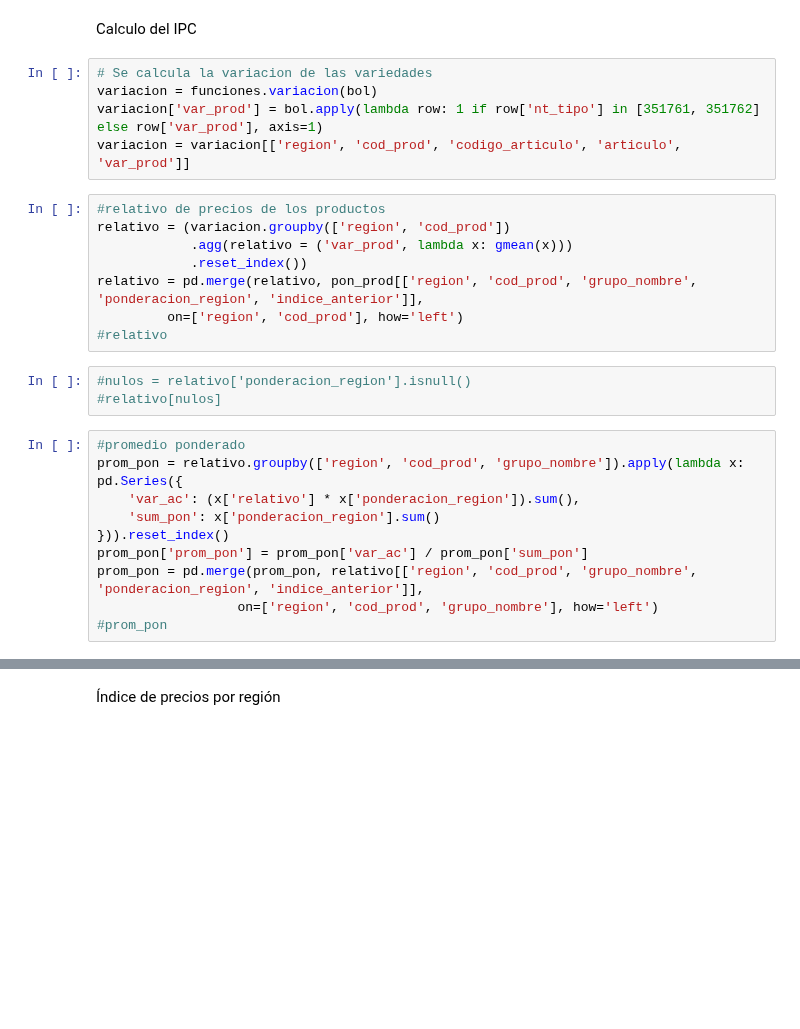
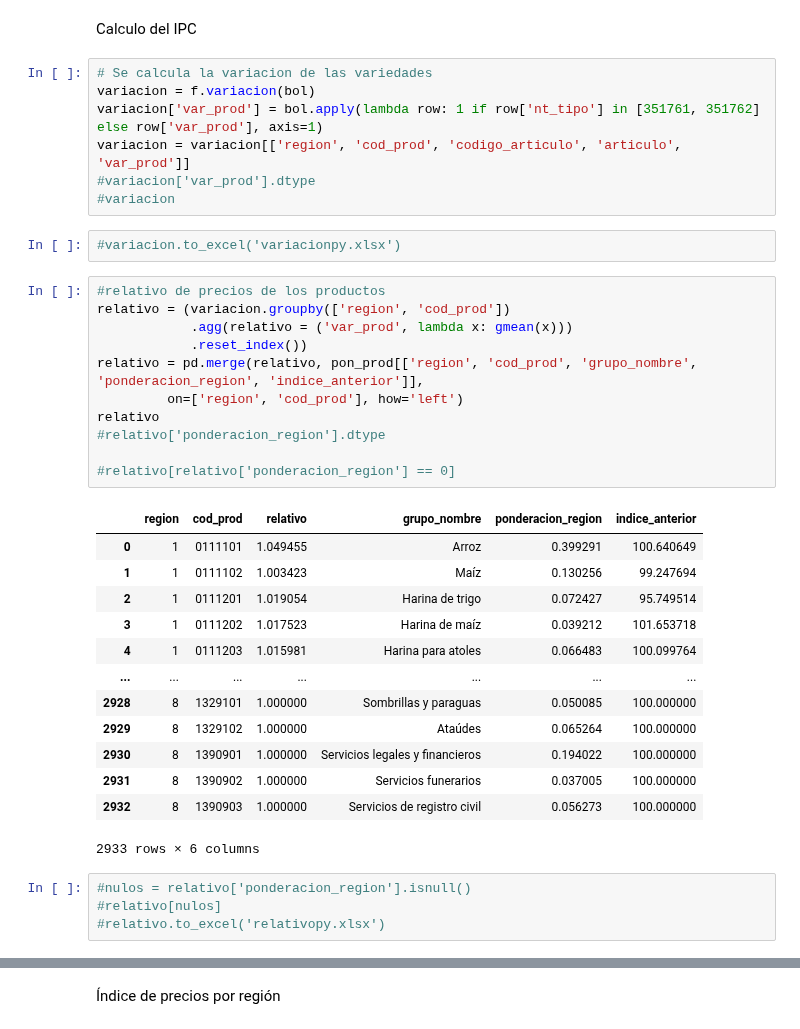
Before and after one commit to ShannonNCM/ComparacionCalculoIPC, a Jupyter notebook: python/ipc2024_python.ipynb, the cells around one changed output, grey strips where cells are left out. Drawn from its saved outputs; the diff is of its cells as text; blank space fills up the shorter version.

```diff
--- a/python/ipc2024_python.ipynb
+++ b/python/ipc2024_python.ipynb
@@ -100,27 +111,39 @@ pon_prod['ponderacion_region'].isnull().sum()
 Calculo del IPC
 # %%
 # Se calcula la variacion de las variedades
-variacion = funciones.variacion(bol)
+variacion = f.variacion(bol)
 variacion['var_prod'] = bol.apply(lambda row: 1 if row['nt_tipo'] in [351761, 351762] else row['var_prod'], axis=1)
 variacion = variacion[['region', 'cod_prod', 'codigo_articulo', 'articulo', 'var_prod']]
+#variacion['var_prod'].dtype
+#variacion
+# %%
+#variacion.to_excel('variacionpy.xlsx')
 # %%
 #relativo de precios de los productos
 relativo = (variacion.groupby(['region', 'cod_prod'])
             .agg(relativo = ('var_prod', lambda x: gmean(x)))
             .reset_index())
 relativo = pd.merge(relativo, pon_prod[['region', 'cod_prod', 'grupo_nombre', 'ponderacion_region', 'indice_anterior']],
          on=['region', 'cod_prod'], how='left')
-#relativo
+relativo
+#relativo['ponderacion_region'].dtype
+
+#relativo[relativo['ponderacion_region'] == 0]
+# %% [output]
+|  | region | cod_prod | relativo | grupo_nombre | ponderacion_region | indice_anterior |
+| 0 | 1 | 0111101 | 1.049455 | Arroz | 0.399291 | 100.640649 |
+| 1 | 1 | 0111102 | 1.003423 | Maíz | 0.130256 | 99.247694 |
+| 2 | 1 | 0111201 | 1.019054 | Harina de trigo | 0.072427 | 95.749514 |
+| 3 | 1 | 0111202 | 1.017523 | Harina de maíz | 0.039212 | 101.653718 |
+| 4 | 1 | 0111203 | 1.015981 | Harina para atoles | 0.066483 | 100.099764 |
+| ... | ... | ... | ... | ... | ... | ... |
+| 2928 | 8 | 1329101 | 1.000000 | Sombrillas y paraguas | 0.050085 | 100.000000 |
+| 2929 | 8 | 1329102 | 1.000000 | Ataúdes | 0.065264 | 100.000000 |
+| 2930 | 8 | 1390901 | 1.000000 | Servicios legales y financieros | 0.194022 | 100.000000 |
+| 2931 | 8 | 1390902 | 1.000000 | Servicios funerarios | 0.037005 | 100.000000 |
+| 2932 | 8 | 1390903 | 1.000000 | Servicios de registro civil | 0.056273 | 100.000000 |
+2933 rows × 6 columns
 # %%
 #nulos = relativo['ponderacion_region'].isnull()
 #relativo[nulos]
+#relativo.to_excel('relativopy.xlsx')
-# %%
-#promedio ponderado
-prom_pon = relativo.groupby(['region', 'cod_prod', 'grupo_nombre']).apply(lambda x: pd.Series({
-    'var_ac': (x['relativo'] * x['ponderacion_region']).sum(),
-    'sum_pon': x['ponderacion_region'].sum()
-})).reset_index()
-prom_pon['prom_pon'] = prom_pon['var_ac'] / prom_pon['sum_pon']
-prom_pon = pd.merge(prom_pon, relativo[['region', 'cod_prod', 'grupo_nombre', 'ponderacion_region', 'indice_anterior']],
-                  on=['region', 'cod_prod', 'grupo_nombre'], how='left')
-#prom_pon
```
Also changed, not shown: parts of 23 cells of this notebook, 3 other files.
